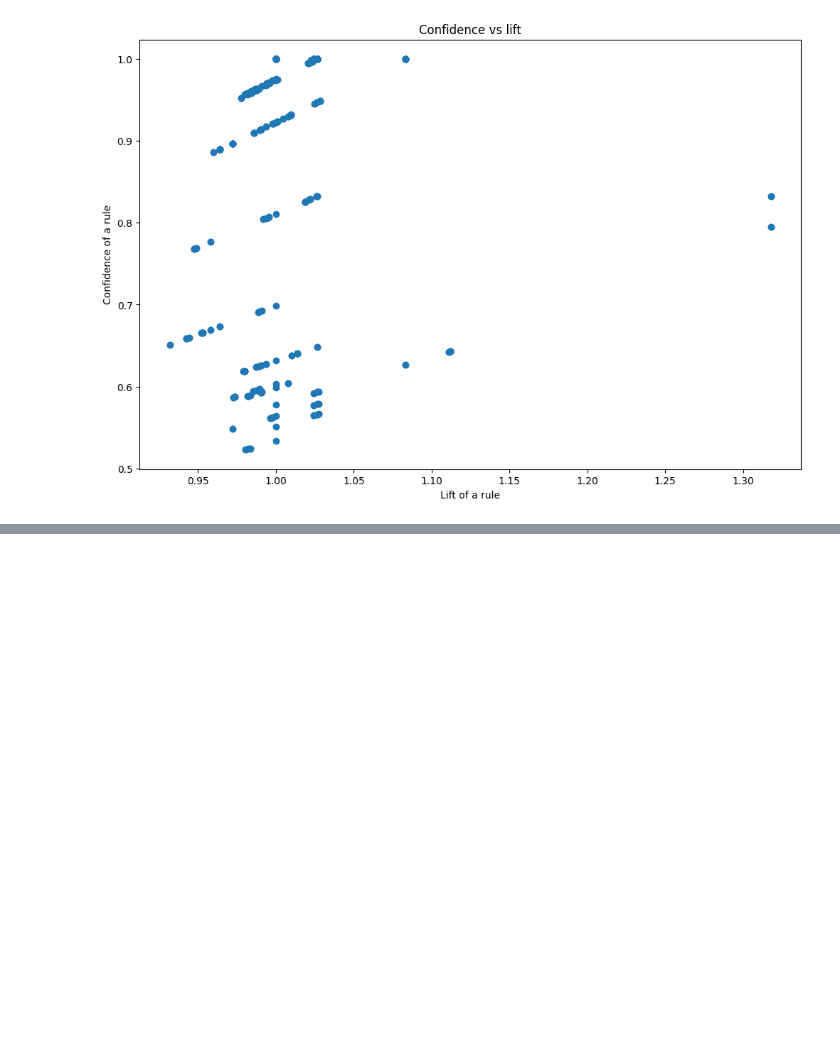
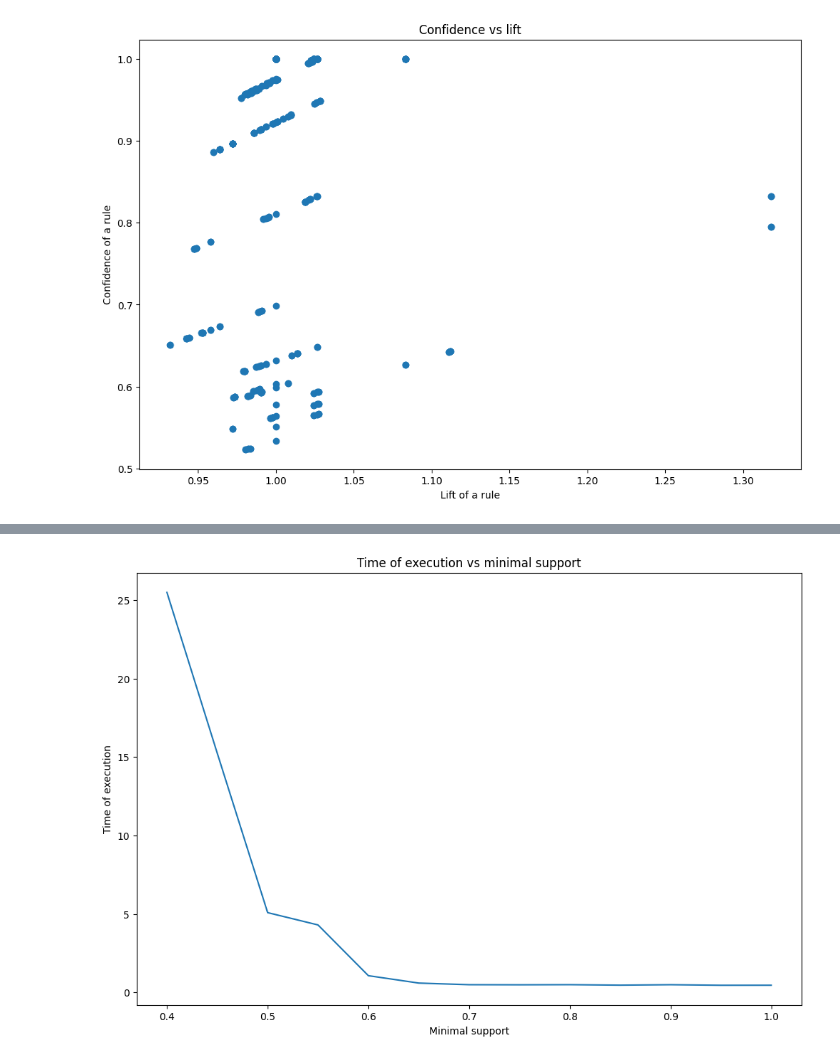
Before and after one commit to wojtasRobert/EDAMI-2020Z, a Jupyter notebook: EDAMI-project.ipynb, the cells around one changed output, grey strips where cells are left out. Cells and saved outputs as stored; diff of their text form; code cells hidden in the pictures; blank space fills up the shorter version.

```diff
--- a/EDAMI-project.ipynb
+++ b/EDAMI-project.ipynb
@@ -123,0 +168,9 @@ plt.show()
+# %%
+fig = plt.figure(figsize=(12,8), dpi=100)
+plt.plot(min_supports, times)
+plt.title("Time of execution vs minimal support")
+plt.xlabel("Minimal support")
+plt.ylabel("Time of execution")
+plt.show()
+# %% [output]
+[figure, added]
```
Also changed, not shown: parts of 11 cells of this notebook.
